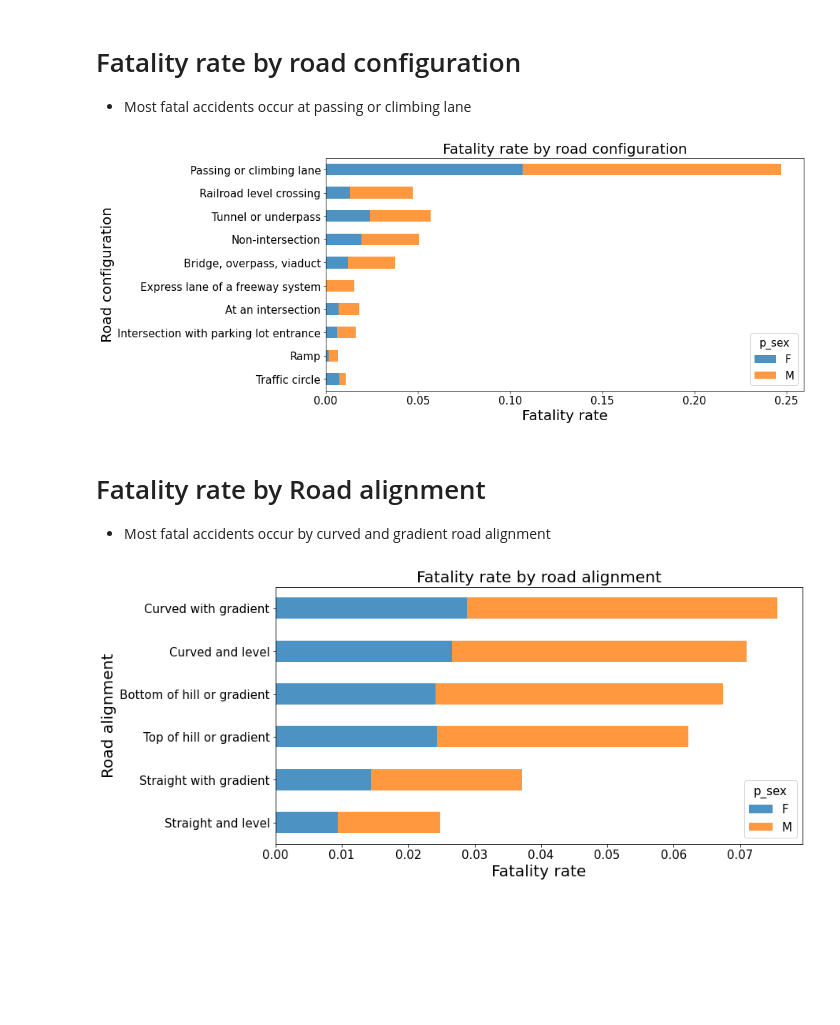
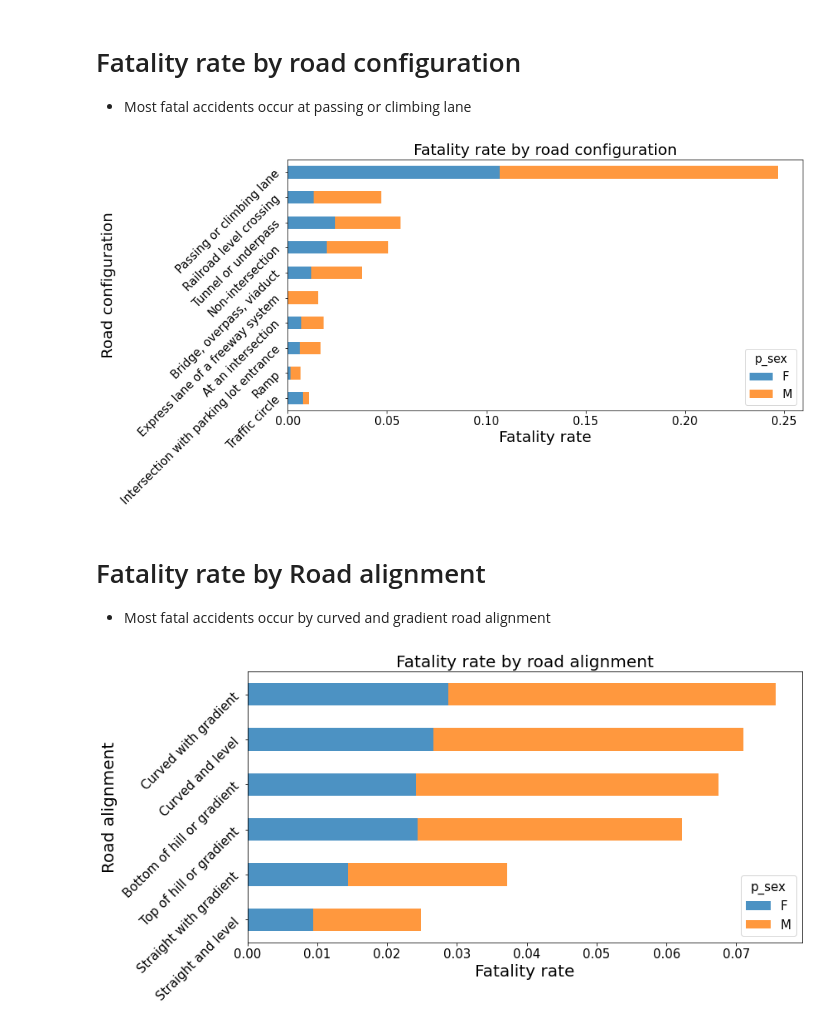
Before and after one commit to Owerre/imbalanced-learning, a Jupyter notebook: canada-collision/notebooks/02-eda.ipynb, the cells around one changed output. Cells and saved outputs as stored; diff of their text form; code cells hidden in the pictures; blank space fills up the shorter version.

```diff
--- a/canada-collision/notebooks/02-eda.ipynb
+++ b/canada-collision/notebooks/02-eda.ipynb
@@ -302,15 +304,16 @@ plt.savefig('../image/fig10.pdf')
 # %%
 # Plot figure
 table_road = df.pivot_table('class', index = 'c_rcfg', columns = 'p_sex', aggfunc = 'mean')
 table_road.sort_values(by =['M']).plot(kind = 'barh',
                                                     stacked = True,figsize = (12,6), alpha =0.8)
 plt.ylabel('Road configuration', fontsize=20)
 plt.xlabel('Fatality rate', fontsize=20)
 plt.legend(title = 'p_sex')
 plt.title('Fatality rate by road configuration', fontsize=20)
+plt.yticks(rotation = 45)
 plt.savefig('../image/fig11.pdf')
 # %% [output]
-[figure, old version]
+[figure, new version]
 # %% [markdown]
 #  Fatality rate by Road alignment
 - Most fatal accidents occur by curved and gradient road alignment
@@ -323,6 +326,7 @@ plt.ylabel('Road alignment', fontsize=20)
 plt.xlabel('Fatality rate', fontsize=20)
 plt.legend(title = 'p_sex')
 plt.title('Fatality rate by road alignment', fontsize=20)
+plt.yticks(rotation = 45)
 plt.savefig('../image/fig13.pdf')
 # %% [output]
-[figure, old version]
+[figure, new version]
```
Also changed, not shown: parts of 10 cells of this notebook, 18 other files.
